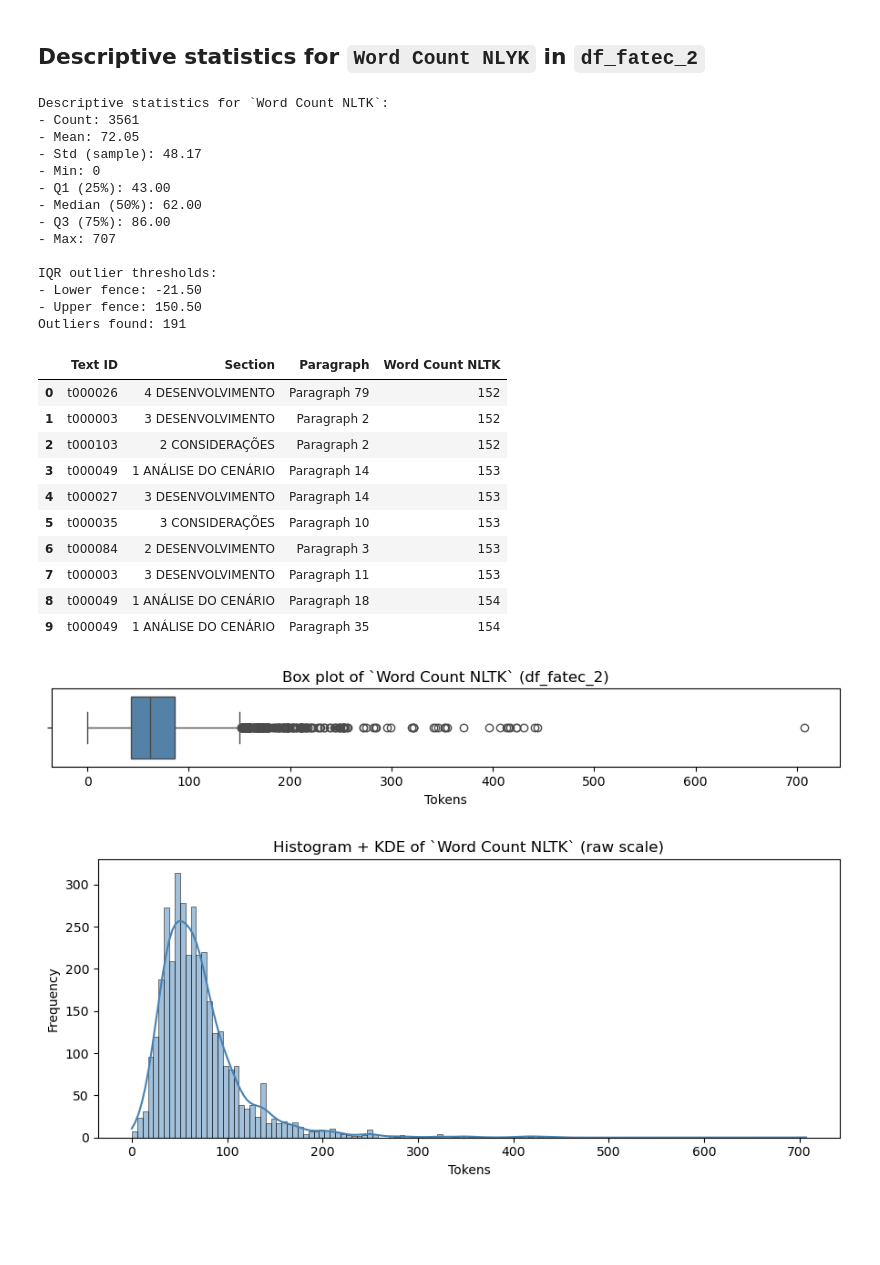
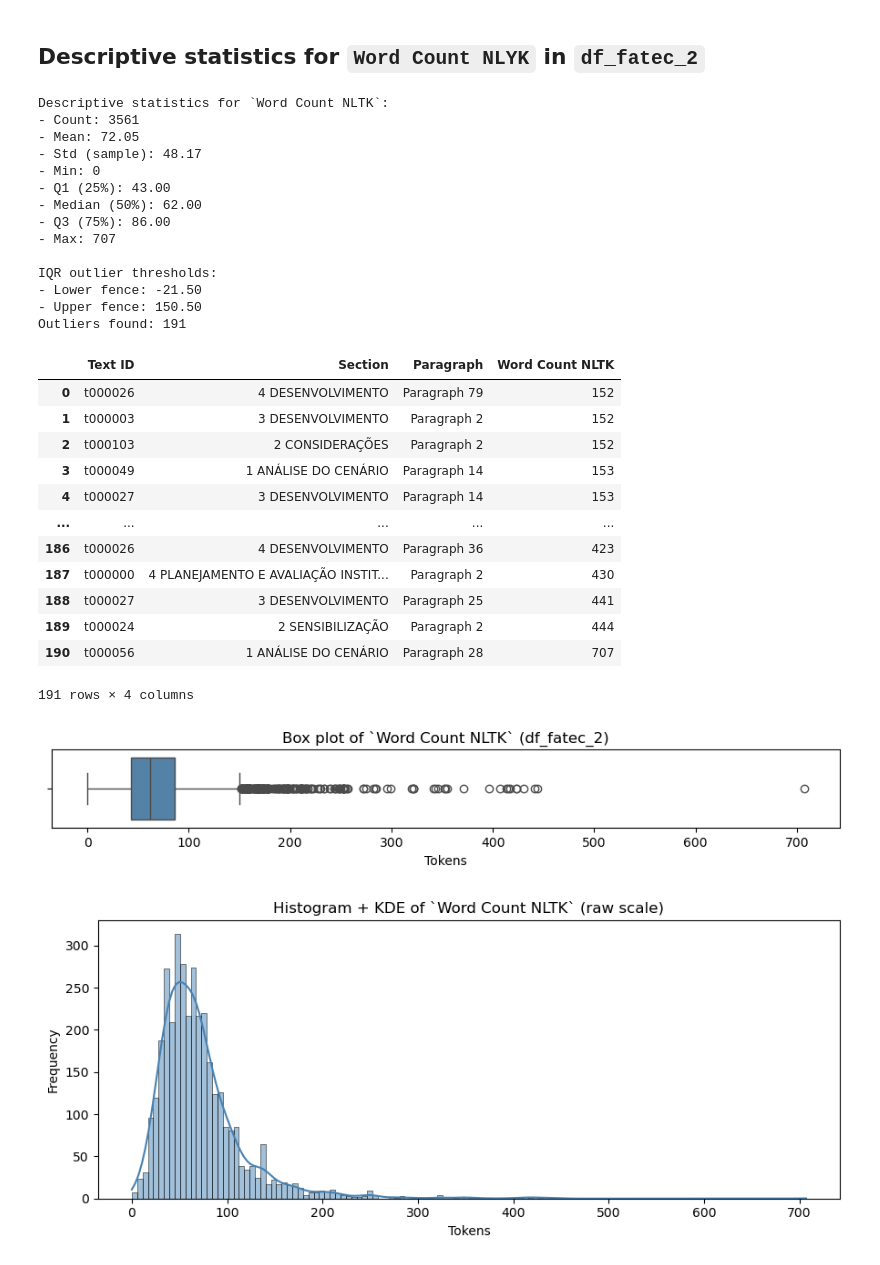
Before and after one commit to laelgelc/cl_st1_fernanda, a Jupyter notebook: CL_St1_Ph1_Fernanda.ipynb, the cells around one changed output. Saved outputs shown, nothing was run; the diff lists cells and outputs as text; code cells hidden in the pictures; blank space fills up the shorter version.

```diff
--- a/CL_St1_Ph1_Fernanda.ipynb
+++ b/CL_St1_Ph1_Fernanda.ipynb
@@ -657,7 +657,7 @@ print(f"\nIQR outlier thresholds:")
 print(f"- Lower fence: {lower_fence:.2f}")
 print(f"- Upper fence: {upper_fence:.2f}")
 print(f"Outliers found: {len(outliers)}")
-display(outliers.head(10))  # show a preview
+display(outliers)
 
 # Box plot
 plt.figure(figsize=(9, 1.8))
@@ -691,38 +691,40 @@ sns.histplot(log_series, bins='auto', kde=True, color='indianred')
 plt.title('Histogram + KDE of log1p(`Word Count NLTK`)')
 plt.xlabel('log1p(Tokens)')
 plt.ylabel('Frequency')
 plt.tight_layout()
 
 # Saving the plot
 plt.savefig(f"{output_directory}/cl_st1_ph1_fernanda_histogram_log_scale.png", dpi=300)
 
 plt.show()
 # %% [output]
 Descriptive statistics for `Word Count NLTK`:
 - Count: 3561
 - Mean: 72.05
 - Std (sample): 48.17
 - Min: 0
 - Q1 (25%): 43.00
 - Median (50%): 62.00
 - Q3 (75%): 86.00
 - Max: 707
 
 IQR outlier thresholds:
 - Lower fence: -21.50
 - Upper fence: 150.50
 Outliers found: 191
 |  | Text ID | Section | Paragraph | Word Count NLTK |
 | 0 | t000026 | 4 DESENVOLVIMENTO | Paragraph 79 | 152 |
 | 1 | t000003 | 3 DESENVOLVIMENTO | Paragraph 2 | 152 |
 | 2 | t000103 | 2 CONSIDERAÇÕES | Paragraph 2 | 152 |
 | 3 | t000049 | 1 ANÁLISE DO CENÁRIO | Paragraph 14 | 153 |
 | 4 | t000027 | 3 DESENVOLVIMENTO | Paragraph 14 | 153 |
-| 5 | t000035 | 3 CONSIDERAÇÕES | Paragraph 10 | 153 |
-| 6 | t000084 | 2 DESENVOLVIMENTO | Paragraph 3 | 153 |
-| 7 | t000003 | 3 DESENVOLVIMENTO | Paragraph 11 | 153 |
-| 8 | t000049 | 1 ANÁLISE DO CENÁRIO | Paragraph 18 | 154 |
-| 9 | t000049 | 1 ANÁLISE DO CENÁRIO | Paragraph 35 | 154 |
+| ... | ... | ... | ... | ... |
+| 186 | t000026 | 4 DESENVOLVIMENTO | Paragraph 36 | 423 |
+| 187 | t000000 | 4 PLANEJAMENTO E AVALIAÇÃO INSTIT... | Paragraph 2 | 430 |
+| 188 | t000027 | 3 DESENVOLVIMENTO | Paragraph 25 | 441 |
+| 189 | t000024 | 2 SENSIBILIZAÇÃO | Paragraph 2 | 444 |
+| 190 | t000056 | 1 ANÁLISE DO CENÁRIO | Paragraph 28 | 707 |
+191 rows × 4 columns
 [figure]
 [figure]
 [figure]
```
